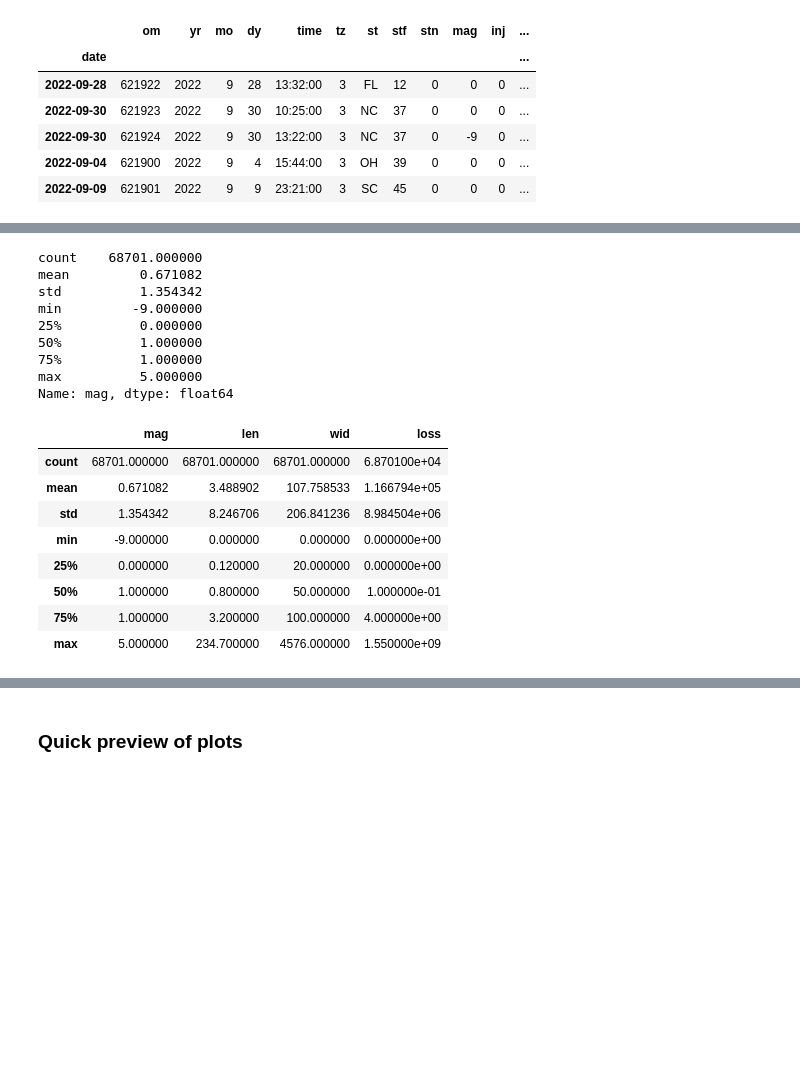
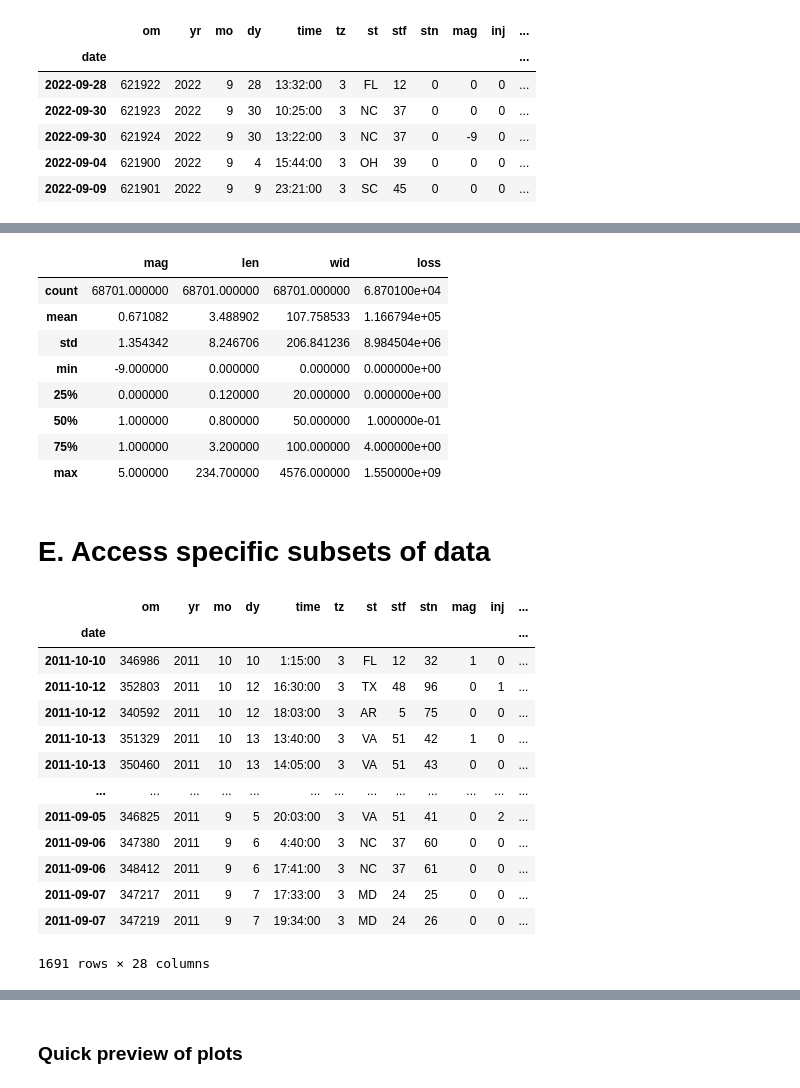
Before and after one commit to estevezb/python-examples, a Jupyter notebook: 01_Introduction_to_Python_and_Pandas/01_Introduction.ipynb, the cells around one changed output, grey strips where cells are left out. Drawn from its saved outputs; the diff is of its cells as text; code cells hidden in the pictures; blank space fills up the shorter version.

```diff
--- a/01_Introduction_to_Python_and_Pandas/01_Introduction.ipynb
+++ b/01_Introduction_to_Python_and_Pandas/01_Introduction.ipynb
@@ -342,30 +350,36 @@ tor_data.describe()
 | 75% | 1117.000000 | 2008.000000 | 7.000000 | 24.000000 | 3.000000 | 42.000000 | 31.000000 | 1.000000 | 0.000000 | 0.000000 | 4.000000e+00 | ... |
 | max | 622080.000000 | 2022.000000 | 12.000000 | 31.000000 | 9.000000 | 78.000000 | 232.000000 | 5.000000 | 1740.000000 | 158.000000 | 1.550000e+09 | ... |
 # %%
-# need quick statiscal summary of the data?
-# only need to see summary for a specific column?
-tor_data["mag"].describe()
+# need to see summary for several column?
+tor_data[["mag", "len", "wid", "loss"]].describe()
 # %% [output]
-count    68701.000000
-mean         0.671082
-std          1.354342
-min         -9.000000
-25%          0.000000
-50%          1.000000
-75%          1.000000
-max          5.000000
-Name: mag, dtype: float64
+|  | mag | len | wid | loss |
+| count | 68701.000000 | 68701.000000 | 68701.000000 | 6.870100e+04 |
+| mean | 0.671082 | 3.488902 | 107.758533 | 1.166794e+05 |
+| std | 1.354342 | 8.246706 | 206.841236 | 8.984504e+06 |
+| min | -9.000000 | 0.000000 | 0.000000 | 0.000000e+00 |
+| 25% | 0.000000 | 0.120000 | 20.000000 | 0.000000e+00 |
+| 50% | 1.000000 | 0.800000 | 50.000000 | 1.000000e-01 |
+| 75% | 1.000000 | 3.200000 | 100.000000 | 4.000000e+00 |
+| max | 5.000000 | 234.700000 | 4576.000000 | 1.550000e+09 |
-# %%
-
-# need to see summary for several column?
-tor_data[["mag", "len", "wid", "loss"]].describe()
-# %% [output]
-|  | mag | len | wid | loss |
-| count | 68701.000000 | 68701.000000 | 68701.000000 | 6.870100e+04 |
-| mean | 0.671082 | 3.488902 | 107.758533 | 1.166794e+05 |
-| std | 1.354342 | 8.246706 | 206.841236 | 8.984504e+06 |
-| min | -9.000000 | 0.000000 | 0.000000 | 0.000000e+00 |
-| 25% | 0.000000 | 0.120000 | 20.000000 | 0.000000e+00 |
-| 50% | 1.000000 | 0.800000 | 50.000000 | 1.000000e-01 |
-| 75% | 1.000000 | 3.200000 | 100.000000 | 4.000000e+00 |
-| max | 5.000000 | 234.700000 | 4576.000000 | 1.550000e+09 |
+# %% [markdown]
+# **E.** Access specific subsets of data
+# %%
+# only interested in a certain year?
+# filter the data by that year, and then sort
+tor_data[(tor_data['yr']==2011)]
+# %% [output]
+|  | om | yr | mo | dy | time | tz | st | stf | stn | mag | inj | ... |
+| date |  |  |  |  |  |  |  |  |  |  |  | ... |
+| 2011-10-10 | 346986 | 2011 | 10 | 10 | 1:15:00 | 3 | FL | 12 | 32 | 1 | 0 | ... |
+| 2011-10-12 | 352803 | 2011 | 10 | 12 | 16:30:00 | 3 | TX | 48 | 96 | 0 | 1 | ... |
+| 2011-10-12 | 340592 | 2011 | 10 | 12 | 18:03:00 | 3 | AR | 5 | 75 | 0 | 0 | ... |
+| 2011-10-13 | 351329 | 2011 | 10 | 13 | 13:40:00 | 3 | VA | 51 | 42 | 1 | 0 | ... |
+| 2011-10-13 | 350460 | 2011 | 10 | 13 | 14:05:00 | 3 | VA | 51 | 43 | 0 | 0 | ... |
+| ... | ... | ... | ... | ... | ... | ... | ... | ... | ... | ... | ... | ... |
+| 2011-09-05 | 346825 | 2011 | 9 | 5 | 20:03:00 | 3 | VA | 51 | 41 | 0 | 2 | ... |
+| 2011-09-06 | 347380 | 2011 | 9 | 6 | 4:40:00 | 3 | NC | 37 | 60 | 0 | 0 | ... |
+| 2011-09-06 | 348412 | 2011 | 9 | 6 | 17:41:00 | 3 | NC | 37 | 61 | 0 | 0 | ... |
+| 2011-09-07 | 347217 | 2011 | 9 | 7 | 17:33:00 | 3 | MD | 24 | 25 | 0 | 0 | ... |
+| 2011-09-07 | 347219 | 2011 | 9 | 7 | 19:34:00 | 3 | MD | 24 | 26 | 0 | 0 | ... |
+1691 rows × 28 columns
```
Also changed, not shown: parts of 13 cells of this notebook.
